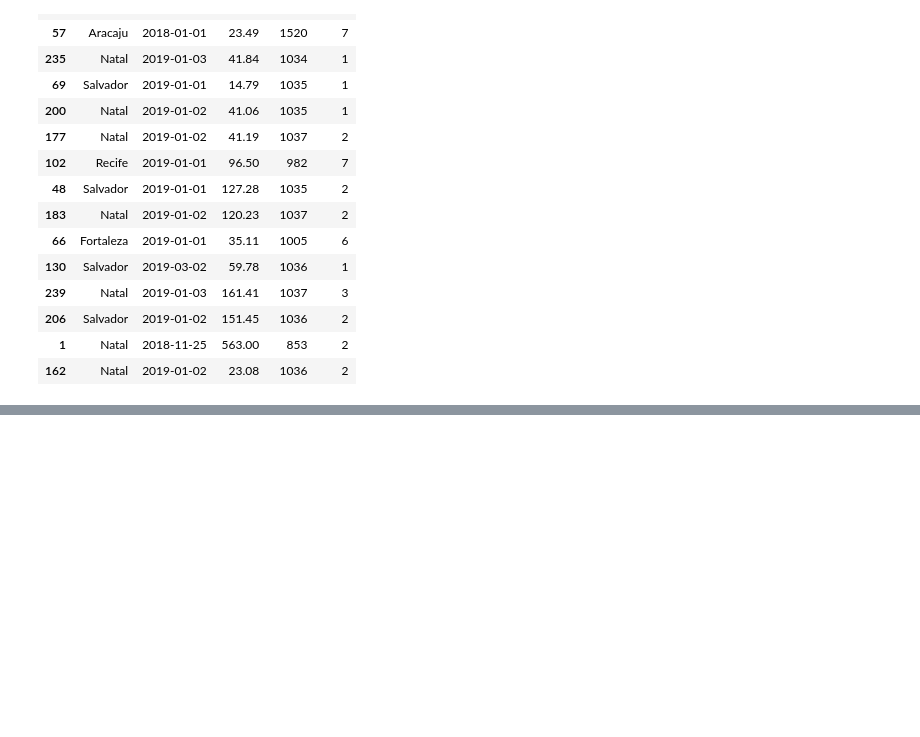
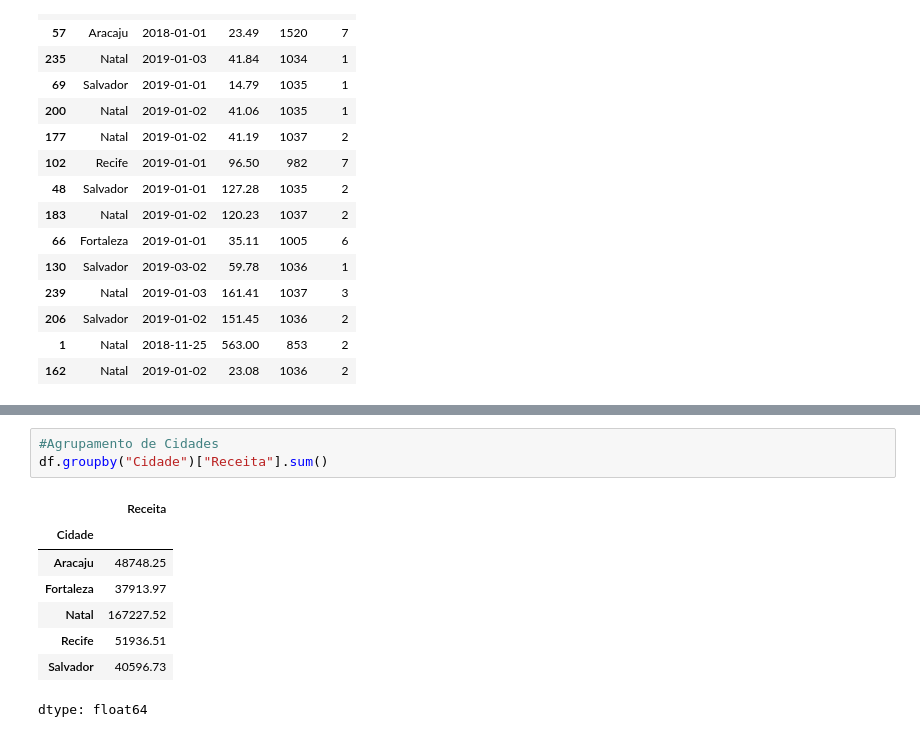
Before and after one commit to AleLucasG/Analise_Dados_Python_Pandas, a Jupyter notebook: Aulas/Aula02_Planilha_xlsx.ipynb, the cells around one changed output, grey strips where cells are left out. Drawn from its saved outputs; the diff is of its cells as text; blank space fills up the shorter version.

```diff
--- a/Aulas/Aula02_Planilha_xlsx.ipynb
+++ b/Aulas/Aula02_Planilha_xlsx.ipynb
@@ -107,0 +150,12 @@ df[Vendas"].mean
+# %%
+#Agrupamento de Cidades
+df.groupby("Cidade")["Receita"].sum()
+# %% [output]
+|  | Receita |
+| Cidade |  |
+| Aracaju | 48748.25 |
+| Fortaleza | 37913.97 |
+| Natal | 167227.52 |
+| Recife | 51936.51 |
+| Salvador | 40596.73 |
+dtype: float64
```
Also changed, not shown: parts of 9 cells of this notebook.
